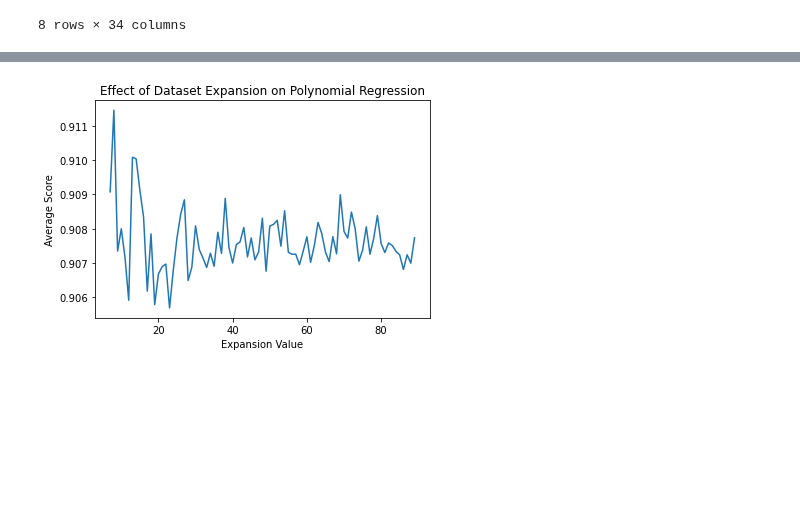
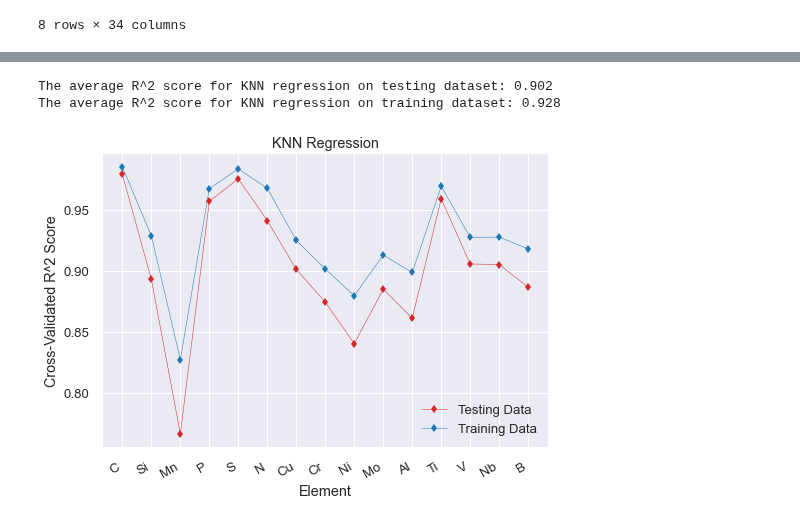
Before and after one commit to szayed99/Steel-Classification-Through-Machine-Learning, a Jupyter notebook: Regression (1).ipynb, the cells around one changed output, grey strips where cells are left out. Drawn from its saved outputs; the diff is of its cells as text; code cells hidden in the pictures; blank space fills up the shorter version.

```diff
--- a/Regression (1).ipynb
+++ b/Regression (1).ipynb
@@ -314,8 +218,0 @@ plt.legend()
-# %%
-##Visualize the effect of expansion-value (k) on KNN average accuracy
-k_values = list(range(7, 90))
-average_scores = []
-for k in k_values:
-    df2 = expand_df(df_split, k)
-    scores, average_score_KNN = run_model_KNN_reg(10)
-    average_scores.append(average_score_KNN)
@@ -530,17 +218,0 @@ plt.legend()
-# %%
-##Visualize the effect of expansion-value (k) on polynomial-regression average accuracy
-k_values = list(range(7, 90))
-average_scores = []
-for k in k_values:
-    df2 = expand_df(df_split, k)
-    scores, average_score_poly = run_model_poly_reg(13)
-    average_scores.append(average_score_poly)
-# %%
-plt.plot(k_values, average_scores)
-plt.ylabel("Average Score")
-plt.xlabel("Expansion Value")
-plt.title("Effect of Dataset Expansion on Polynomial Regression")
-plt.show()
-plt.close()
-# %% [output]
-[figure, removed]
@@ -580,0 +353,33 @@ def build_poly(n, output):
+# %%
+# Find the average cross-validated r-squared score for each element
+
+# Define list which stores average R-squared scores
+elems_r2_test = []
+elems_r2_train = []
+
+# Loop through all elements and find their average R-squared score accross their minimum and maximum limits
+j = 0
+for i in range(15):
+    elems_r2_test.append((list(cross_valid_dict_r2.values())[i+j][0][0] + list(cross_valid_dict_r2.values())[i+j+1][0][0]) / 2)
+    elems_r2_train.append((list(cross_valid_dict_r2.values())[i+j][1][0] + list(cross_valid_dict_r2.values())[i+j+1][1][0]) / 2)
+    j += 1
+
+# Plot the average cross-validated R-squared score for each element in training and testing data
+fig, ax = plt.subplots(figsize=(8, 6))
+ax.plot(bs_df.columns[5:-1], elems_r2_test, marker = "d", color ="tab:red", linewidth = 0.5, label = "Testing Data")
+ax.plot(bs_df.columns[5:-1], elems_r2_train, marker = "d", color ="tab:blue", linewidth = 0.5, label = "Training Data")
+fig.autofmt_xdate()
+plt.ylabel("Cross-Validated R^2 Score")
+plt.xlabel("Element")
+plt.title("KNN Regression")
+plt.legend()
+
+# Find the average cross-validated r-squared score for training and testing data accross all elements
+avg_r2_test = sum(elems_r2_test) / len(elems_r2_test)
+avg_r2_train = sum(elems_r2_train) / len(elems_r2_train)
+print("The average R^2 score for KNN regression on testing dataset: {:.3f}".format(avg_r2_test))
+print("The average R^2 score for KNN regression on training dataset: {:.3f}".format(avg_r2_train))
+# %% [output]
+The average R^2 score for KNN regression on testing dataset: 0.902
+The average R^2 score for KNN regression on training dataset: 0.928
+[figure, added]
```
Also changed, not shown: parts of 45 cells of this notebook.
